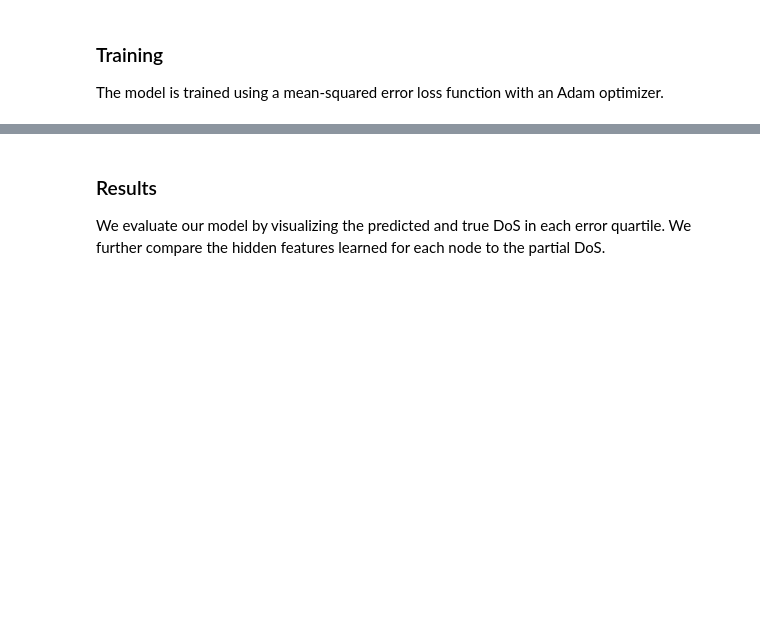
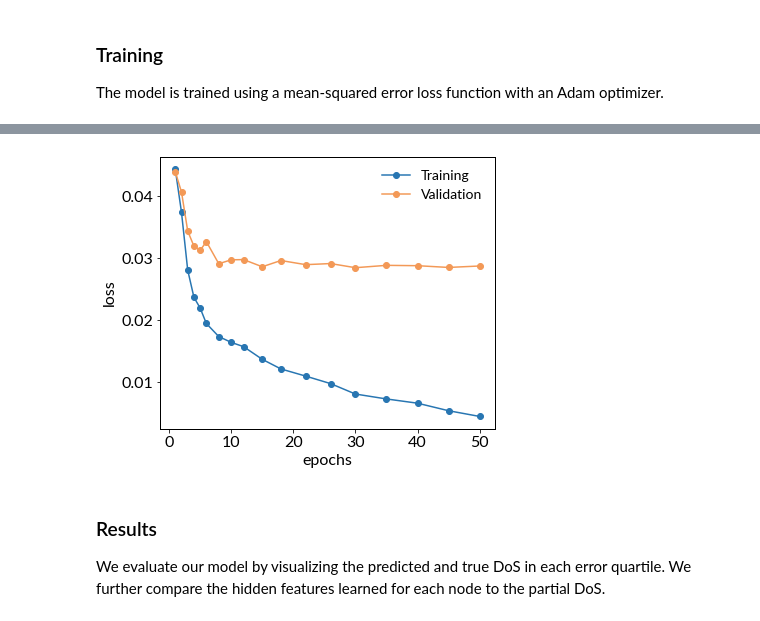
Before and after one commit to ninarina12/phononDoS_tutorial, a Jupyter notebook: phononDoS.ipynb, the cells around one changed output, grey strips where cells are left out. Drawn from its saved outputs; the diff is of its cells as text; code cells hidden in the pictures; blank space fills up the shorter version.

```diff
--- a/phononDoS.ipynb
+++ b/phononDoS.ipynb
@@ -112,7 +134,8 @@ def build_data(entry, type_encoding, type_onehot, r_max=5.):
 
     data = tg.data.Data(
         pos=positions, lattice=lattice, symbol=symbols,
-        x=type_onehot[[type_encoding[specie] for specie in symbols]],
+        x=am_onehot[[type_encoding[specie] for specie in symbols]],
+        z=type_onehot[[type_encoding[specie] for specie in symbols]],
         edge_index=torch.stack([torch.LongTensor(edge_src), torch.LongTensor(edge_dst)], dim=0),
         edge_shift=torch.tensor(edge_shift, dtype=default_dtype),
         edge_vec=edge_vec, edge_len=edge_len,
@@ -121,7 +144,7 @@ def build_data(entry, type_encoding, type_onehot, r_max=5.):
 
     return data
 
-r_max = 7. # cutoff radius
+r_max = 6. # cutoff radius
 df['data'] = df.progress_apply(lambda x: build_data(x, type_encoding, type_onehot, r_max), axis=1)
 # %%
 i = 12 # structure index in dataframe
@@ -234,0 +250,18 @@ print(model)
+# %%
+out_dim = len(df.iloc[0]['phfreq'])
+em_dim = 64
+
+model = PeriodicNetwork(
+    in_dim=118,
+    em_dim=em_dim,
+    lmax=1,
+    mul=32,
+    irreps_in=str(em_dim)+"x0e",
+    irreps_out=str(out_dim)+"x0e",
+    layers=2,
+    max_radius=r_max,
+    num_neighbors=n_train.mean(),
+    reduce_output=True
+)
+
+print(model)
@@ -248,5 +301,6 @@ loss_fn_mae = torch.nn.L1Loss()
 device = "cuda:6" if torch.cuda.is_available() else "cpu"
 print('torch device:' , device)
 
-run_name = 'model_' + time.strftime("%y%m%d", time.localtime())
+#run_name = 'model_' + time.strftime("%y%m%d", time.localtime())
+run_name = 'network_6'
 print(run_name)
@@ -253,4 +310,4 @@ print(run_name)
 # %%
 model.pool = True
 train(model, opt, dataloader_train, dataloader_valid, loss_fn, loss_fn_mae, run_name,
-      max_iter=121, scheduler=scheduler, device=device)
+      max_iter=59, scheduler=scheduler, device=device)
@@ -257,18 +327,20 @@ train(model, opt, dataloader_train, dataloader_valid, loss_fn, loss_fn_mae, run_
 # %%
 # load pre-trained model and plot its training history
-run_name = 'model'
+#run_name = 'model'
 
 history = torch.load(run_name + '.torch', map_location=device)['history']
 steps = [d['step'] + 1 for d in history]
 loss_train = [d['train']['loss'] for d in history]
 loss_valid = [d['valid']['loss'] for d in history]
 
 fig, ax = plt.subplots(figsize=(6,5))
 ax.plot(steps, loss_train, 'o-', label="Training", color=colors['train'])
 ax.plot(steps, loss_valid, 'o-', label="Validation", color=colors['valid'])
 ax.set_xlabel('epochs')
 ax.set_ylabel('loss')
 ax.legend(frameon=False);
+# %% [output]
+[figure, added]
 # %% [markdown]
 ### Results
 We evaluate our model by visualizing the predicted and true DoS in each error quartile. We further compare the hidden features learned for each node to the partial DoS.
```
Also changed, not shown: parts of 26 cells of this notebook, 1 other file.
